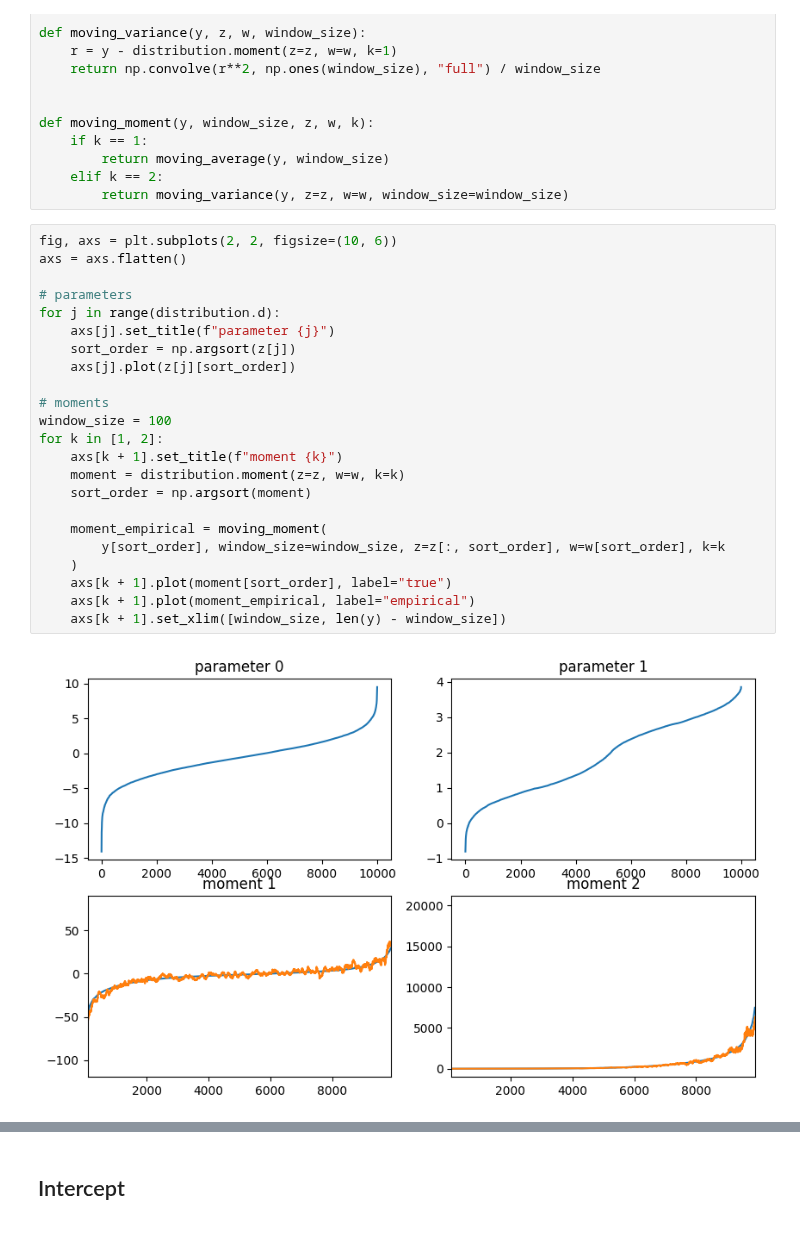
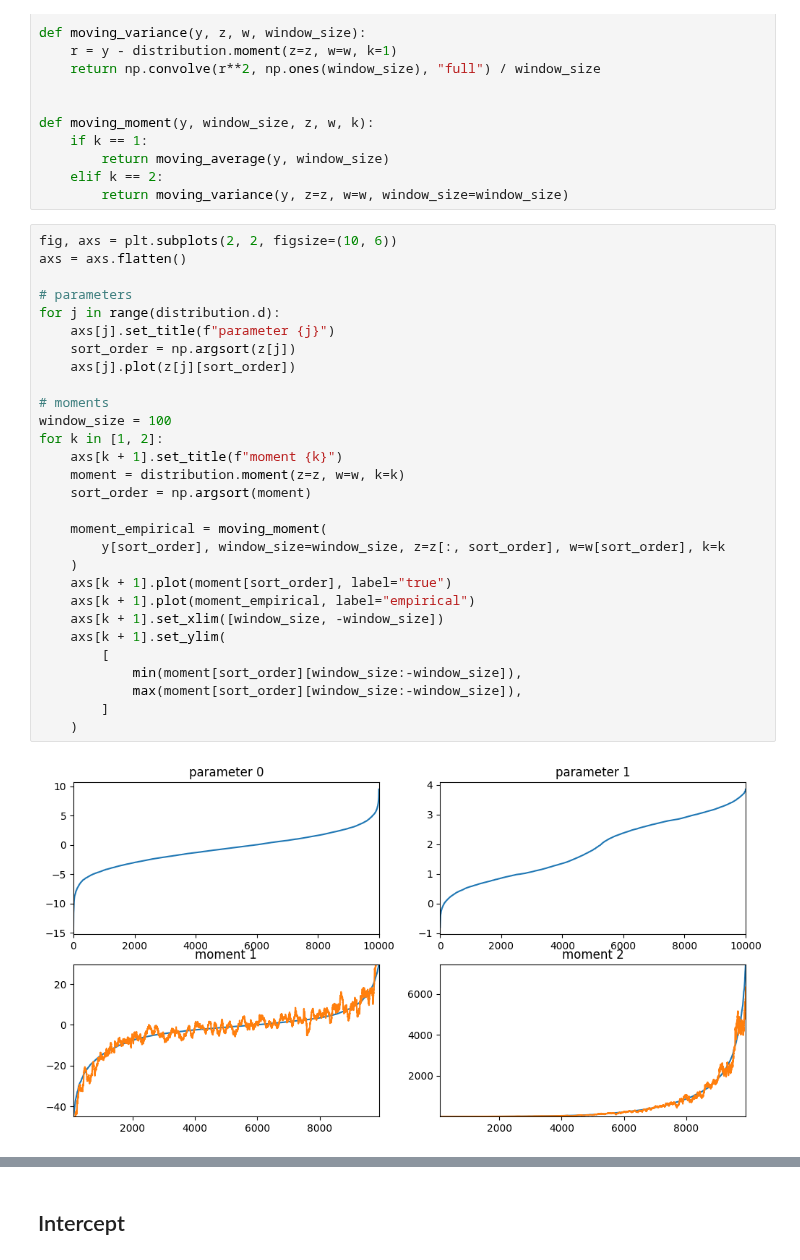
Before and after one commit to henningzakrisson/cyc-gbm, a Jupyter notebook: notebooks/simulated_data_with_weights.ipynb, the cells around one changed output, grey strips where cells are left out. Drawn from its saved outputs; the diff is of its cells as text.

```diff
--- a/notebooks/simulated_data_with_weights.ipynb
+++ b/notebooks/simulated_data_with_weights.ipynb
@@ -77,25 +77,31 @@ def moving_moment(y, window_size, z, w, k):
 # %%
 fig, axs = plt.subplots(2, 2, figsize=(10, 6))
 axs = axs.flatten()
 
 # parameters
 for j in range(distribution.d):
     axs[j].set_title(f"parameter {j}")
     sort_order = np.argsort(z[j])
     axs[j].plot(z[j][sort_order])
 
 # moments
 window_size = 100
 for k in [1, 2]:
     axs[k + 1].set_title(f"moment {k}")
     moment = distribution.moment(z=z, w=w, k=k)
     sort_order = np.argsort(moment)
 
     moment_empirical = moving_moment(
         y[sort_order], window_size=window_size, z=z[:, sort_order], w=w[sort_order], k=k
     )
     axs[k + 1].plot(moment[sort_order], label="true")
     axs[k + 1].plot(moment_empirical, label="empirical")
-    axs[k + 1].set_xlim([window_size, len(y) - window_size])
+    axs[k + 1].set_xlim([window_size, -window_size])
+    axs[k + 1].set_ylim(
+        [
+            min(moment[sort_order][window_size:-window_size]),
+            max(moment[sort_order][window_size:-window_size]),
+        ]
+    )
 # %% [output]
-[figure, old version]
+[figure, new version]
```
Also changed, not shown: parts of 8 cells of this notebook.
